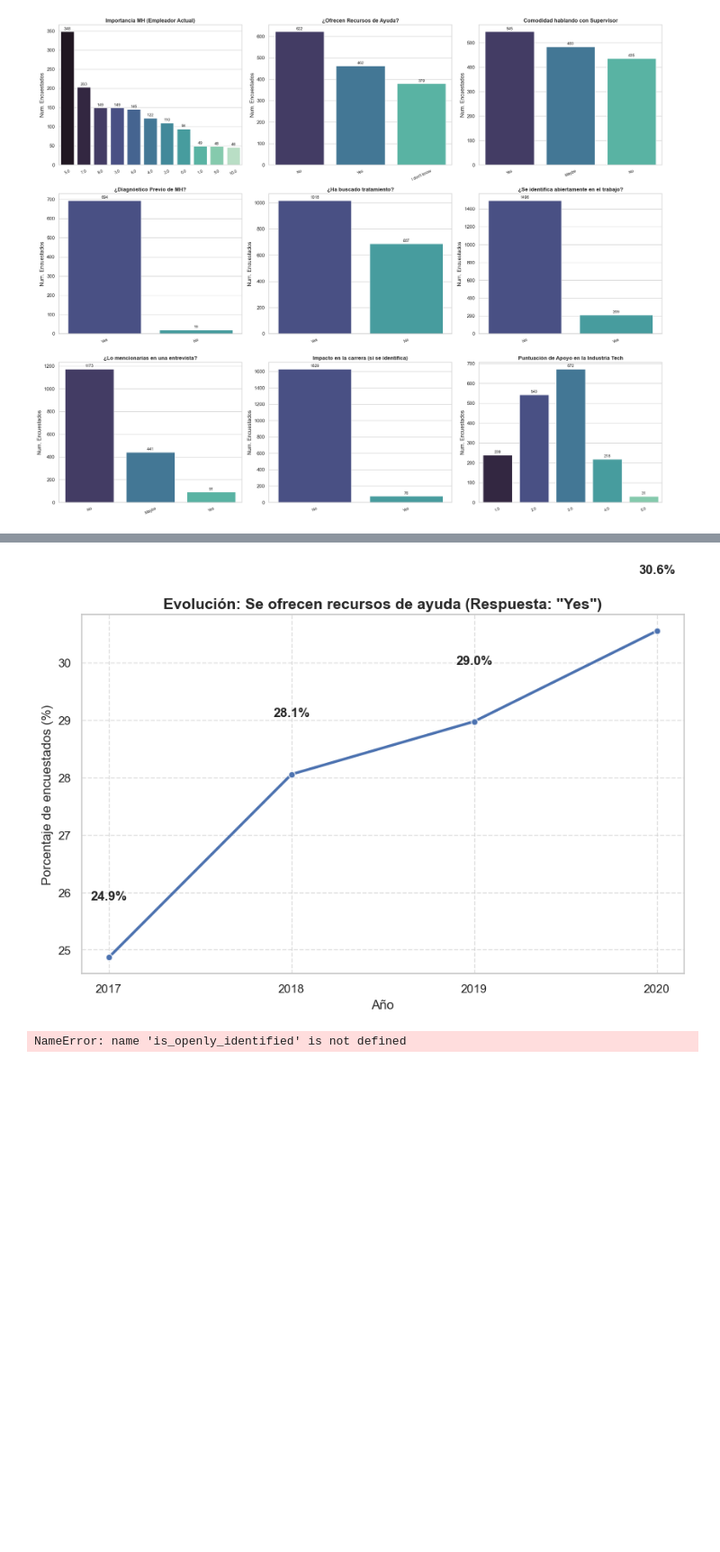
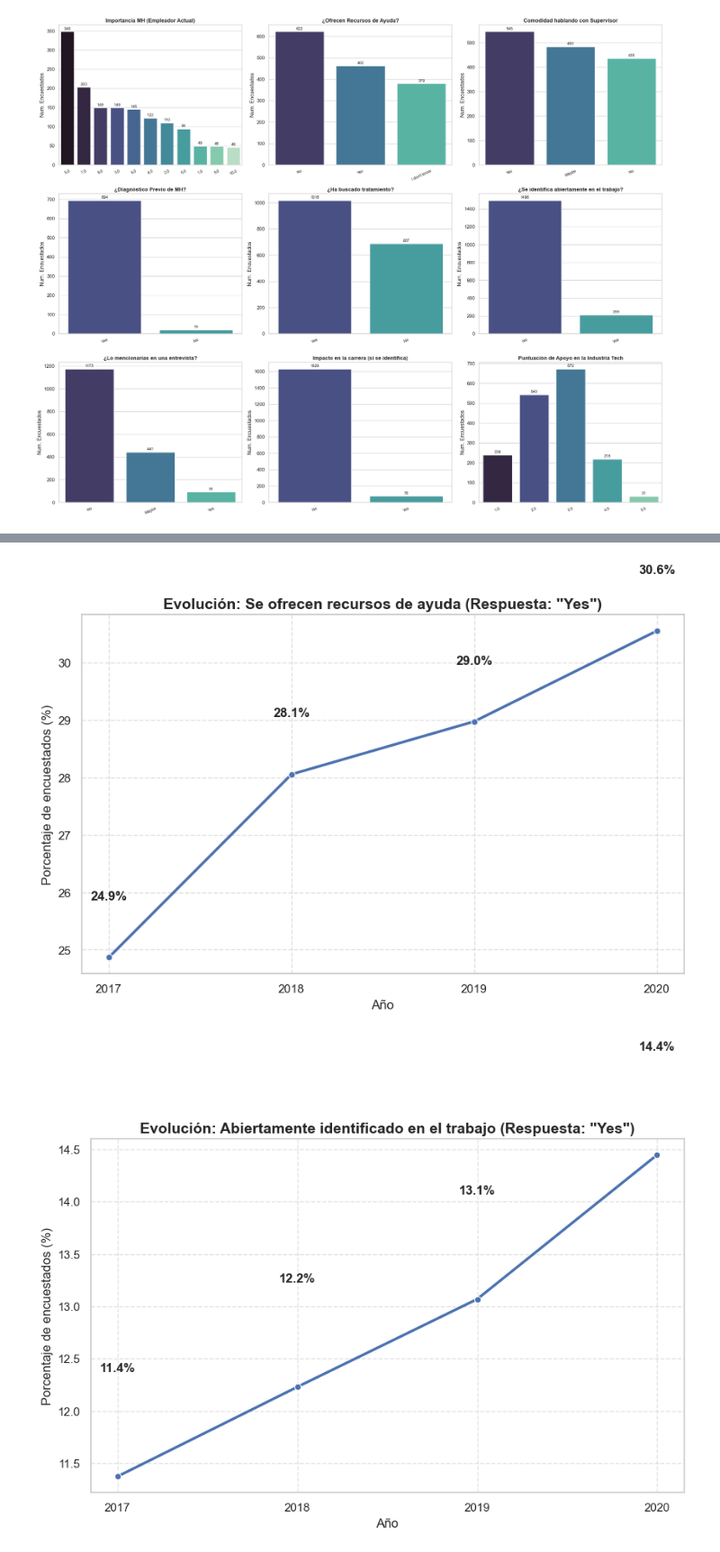
Before and after one commit to loganxxx000/Data_visualization_2_Analysis, a Jupyter notebook: notebook/Mental_Health_Analysis.ipynb, the cells around one changed output, grey strips where cells are left out. Shown at 90% size. Cells and saved outputs as stored; diff of their text form; code cells hidden in the pictures; blank space fills up the shorter version.

```diff
--- a/notebook/Mental_Health_Analysis.ipynb
+++ b/notebook/Mental_Health_Analysis.ipynb
@@ -843,34 +843,33 @@ graficar_evolucion(
     titulo='Empleadores discutiendo Salud Mental'
 )
 
 # Evolución: ¿La gente busca más tratamiento?
 graficar_evolucion(
     df_encuesta_segunda,
     columna='sought_treatment',
     respuesta_interes='Yes',
     titulo='Personas que han buscado tratamiento profesional'
 )
 
 # Evolución: ¿Ofrecen recursos de ayuda?
 graficar_evolucion(
     df_encuesta_segunda,
     columna='curr_resources_help',
     respuesta_interes='Yes',
     titulo='Se ofrecen recursos de ayuda'
 )
 
-is_openly_identified
 # Evolución: ¿Abiertamente identificado en el trabajo?
 graficar_evolucion(
     df_encuesta_segunda,
     columna='is_openly_identified',
     respuesta_interes='Yes',
     titulo='Abiertamente identificado en el trabajo'
 )
 # %% [output]
 [figure]
 [figure]
 [figure]
-NameError: name 'is_openly_identified' is not defined
+[figure, added]
 # %%
 # ANÁLISIS DE VARIABLES DE LA SEGUNDA ENCUESTA
```
